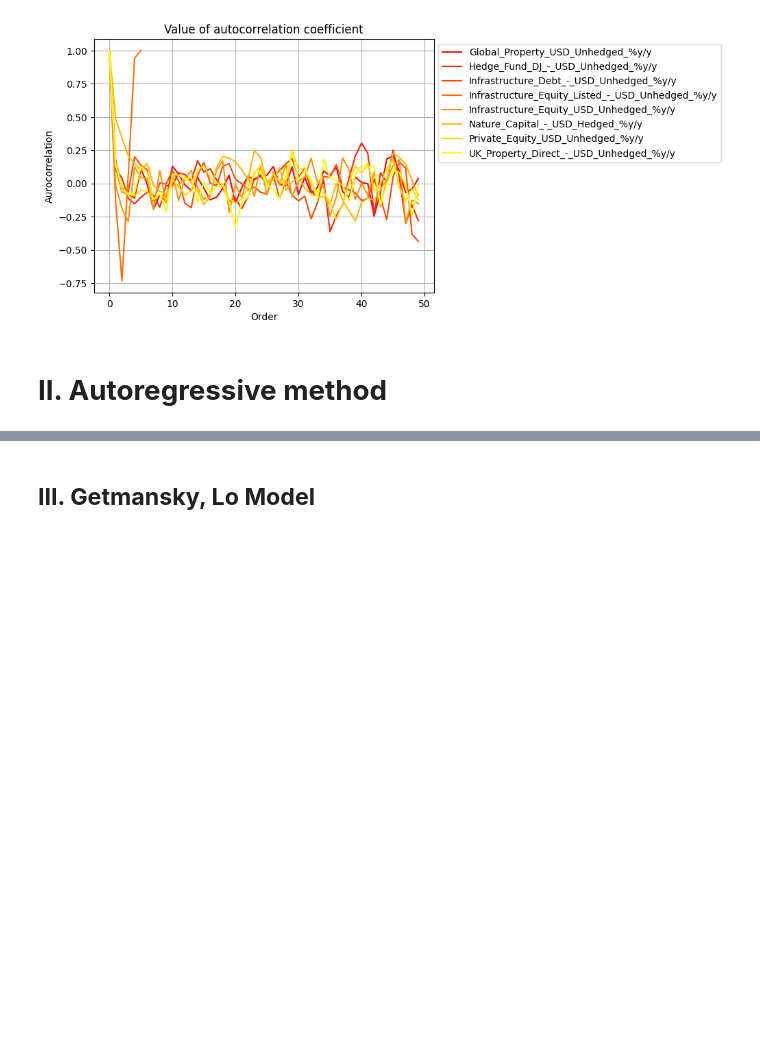
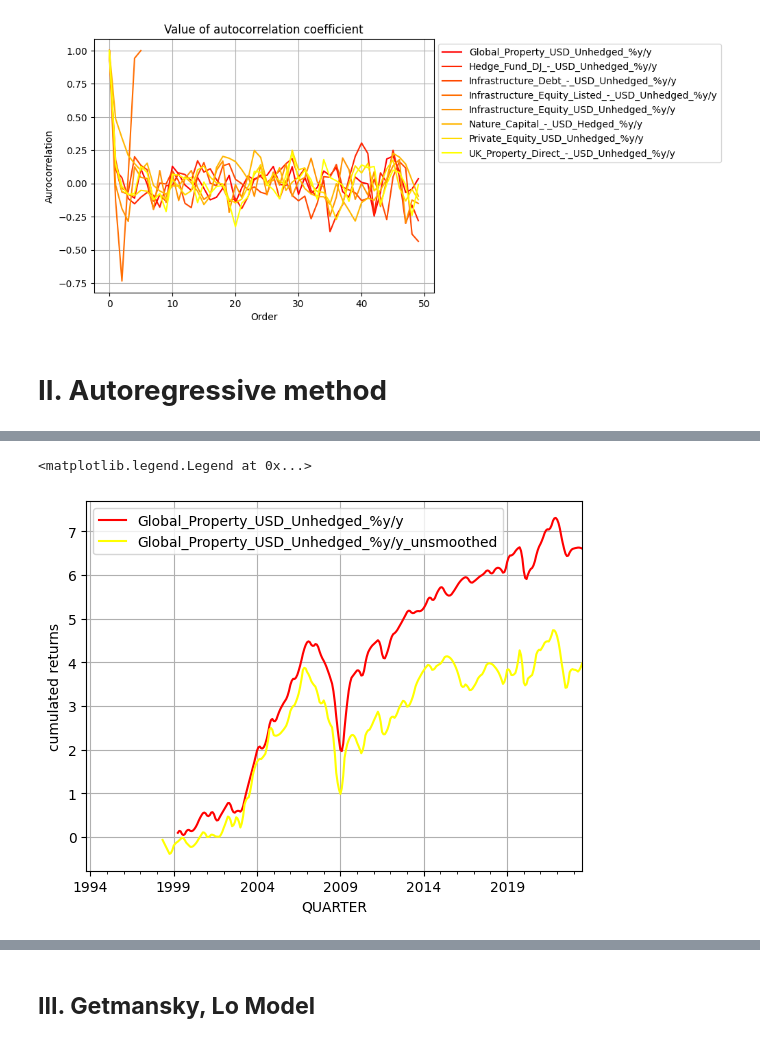
Before and after one commit to Perann/STAT_APP, a Jupyter notebook: main.ipynb, the cells around one changed output, grey strips where cells are left out. Saved outputs shown, nothing was run; the diff lists cells and outputs as text; code cells hidden in the pictures; blank space fills up the shorter version.

```diff
--- a/main.ipynb
+++ b/main.ipynb
@@ -94,0 +98,9 @@ serial_correlation = pd.DataFrame({name:  [alternative_data[name].dropna().autoc
+# %%
+def data_unsmoothing(df_):
+    return (df_.resample('MS')
+.interpolate(method = 'linear')  # Using a linear interpolation to get more points
+.assign(**{col + '_unsmoothed': lambda c: AR_model(c[col].values) for col in df_.columns}))
+
+
+unsmoothed = data_unsmoothing(alternative_data.iloc[:,10:])
+unsmoothed.tail()
@@ -94,0 +123,7 @@ serial_correlation = pd.DataFrame({name:  [alternative_data[name].dropna().autoc
+# %%
+(unsmoothed.iloc[:,[0,8]].cumsum()
+.plot(grid = True, cmap = 'autumn',ylabel='cumulated returns')
+.legend())
+# %% [output]
+<matplotlib.legend.Legend at 0x...>
+[figure, added]
```
Also changed, not shown: parts of 8 cells of this notebook, 1 other file.
